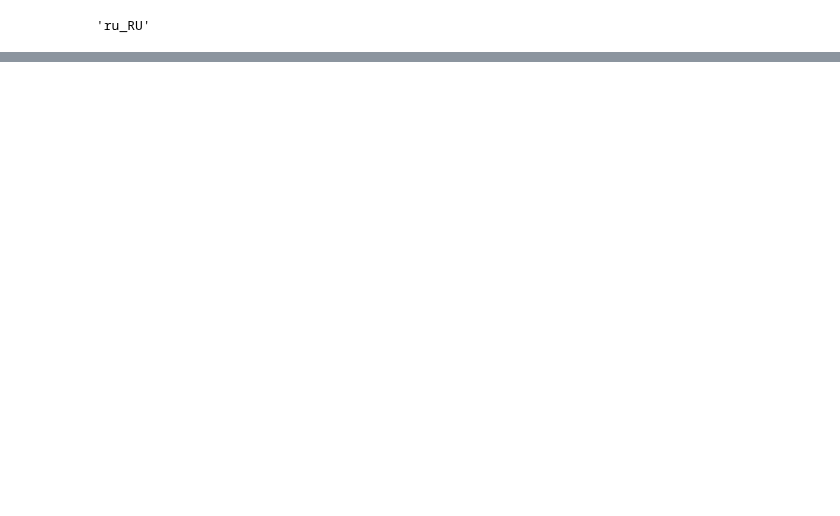
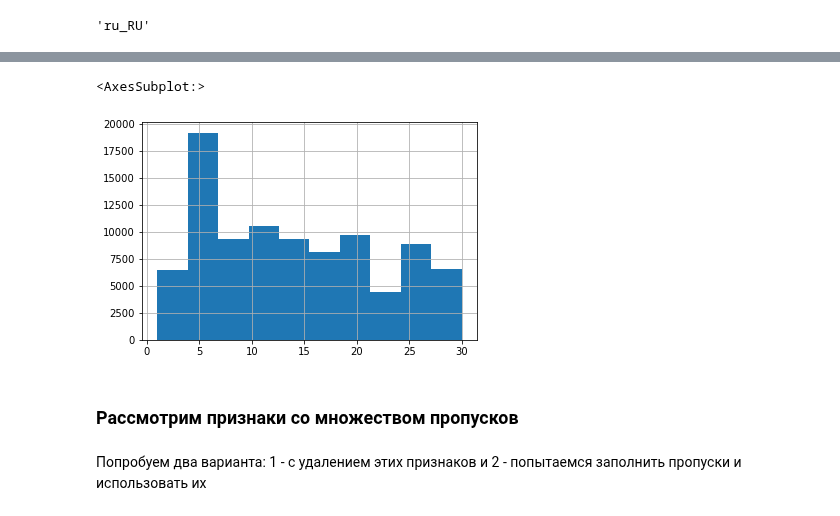
Before and after one commit to greg-kan/mlda, a Jupyter notebook: portfolio/flat_price_prediction/flat_price_prediction.ipynb, the cells around one changed output, grey strips where cells are left out. Cells and saved outputs as stored; diff of their text form; code cells hidden in the pictures; blank space fills up the shorter version.

```diff
--- a/portfolio/flat_price_prediction/flat_price_prediction.ipynb
+++ b/portfolio/flat_price_prediction/flat_price_prediction.ipynb
@@ -73,0 +397,4 @@ locale.getlocale()
+# %%
+df.ad_date = df.ad_date.apply(lambda x: x.replace('.', ' 2021'))
+# %%
+df.ad_date = df.ad_date.apply(lambda x: x.replace('февр', 'фев'))
@@ -73,0 +410,2 @@ locale.getlocale()
+# %%
+df.ad_date = pd.to_datetime(df.ad_date, format = '%d %b %Y')
@@ -95,0 +425,8 @@ df.tail(10)
+# %%
+max_date = max(df.ad_date)
+df['days'] = df.ad_date.apply(lambda x: (max_date - x).days + 1)
+# %%
+df.days.hist()
+# %% [output]
+<AxesSubplot:>
+[figure, added]
@@ -95,0 +435,2 @@ df.tail(10)
+# %% [markdown]
+### Рассмотрим признаки со множеством пропусков
@@ -95,0 +440,2 @@ df.tail(10)
+# %% [markdown]
+Попробуем два варианта: 1 - с удалением этих признаков и 2 - попытаемся заполнить пропуски и использовать их
```
Also changed, not shown: parts of 75 cells of this notebook, 7 other files.
